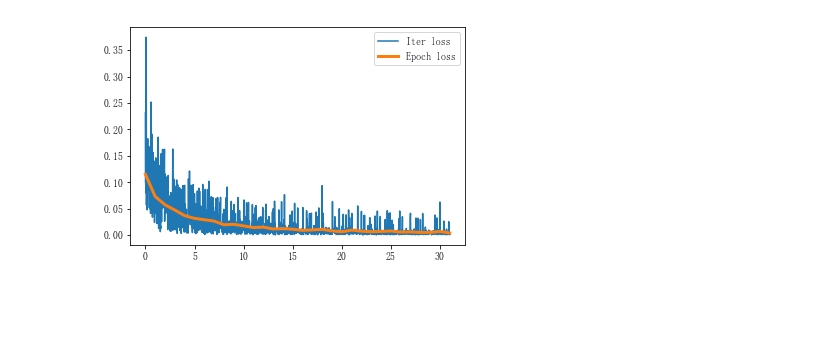
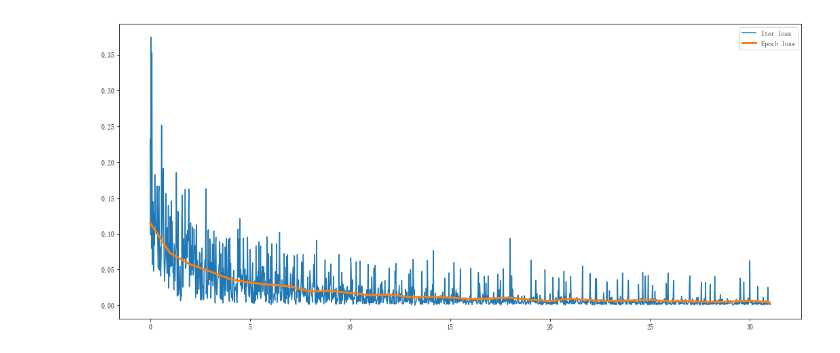
Before and after one commit to carefree0910/MachineLearning, a Jupyter notebook: _Dist/NeuralNetworks/d_Traditional2NN/NaiveBayes2NN.ipynb, the cells around one changed output. Cells and saved outputs as stored; diff of their text form; code cells hidden in the pictures; blank space fills up the shorter version.

```diff
--- a/_Dist/NeuralNetworks/d_Traditional2NN/NaiveBayes2NN.ipynb
+++ b/_Dist/NeuralNetworks/d_Traditional2NN/NaiveBayes2NN.ipynb
@@ -38,15 +39,16 @@ Epoch   32   Iter     1472   Snapshot     32 (acc)  -  Train :      1.0   Test :
 # %%
+%matplotlib inline
 import numpy as np
 import matplotlib.pyplot as plt
-%matplotlib inline
+plt.rcParams["figure.figsize"] = (18, 8)
 
 el, il = nn.log["epoch_loss"], nn.log["iter_loss"]
 ee_base = np.arange(len(el))
 ie_base = np.linspace(0, len(el) - 1, len(il))
 plt.figure()
 plt.plot(ie_base, il, label="Iter loss")
 plt.plot(ee_base, el, linewidth=3, label="Epoch loss")
 plt.legend()
 plt.show()
 # %% [output]
-[figure, old version]
+[figure, new version]
```
Also changed, not shown: parts of 1 cell of this notebook, 4 other files.
